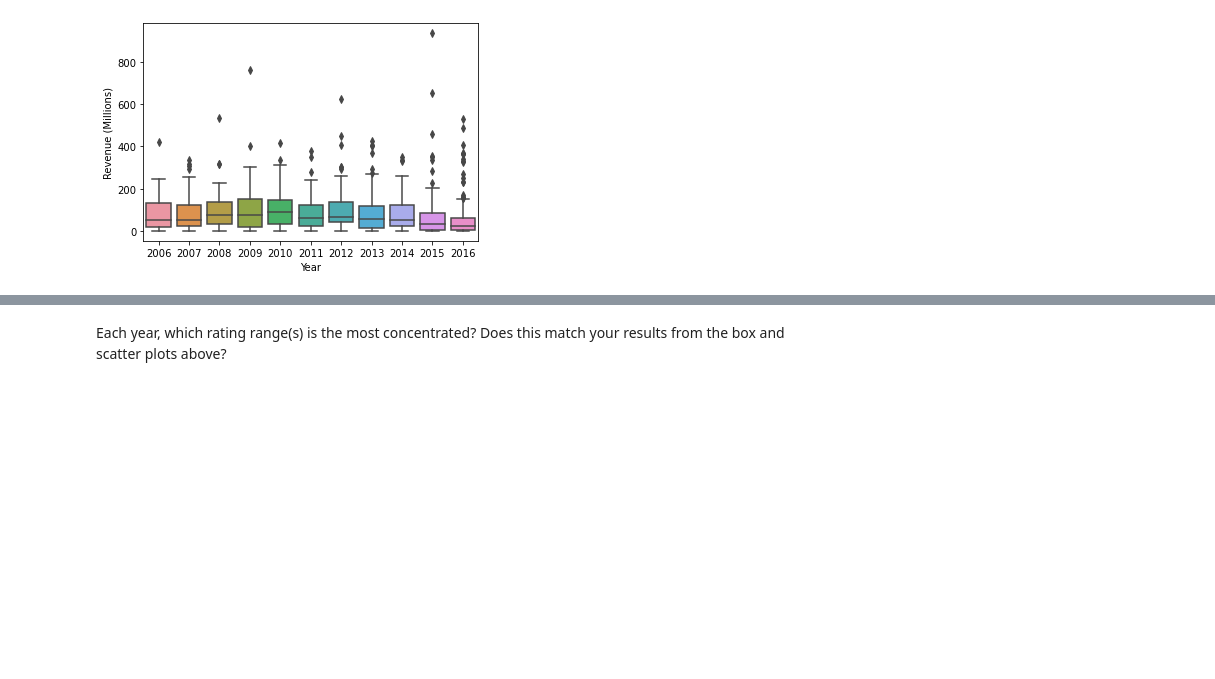
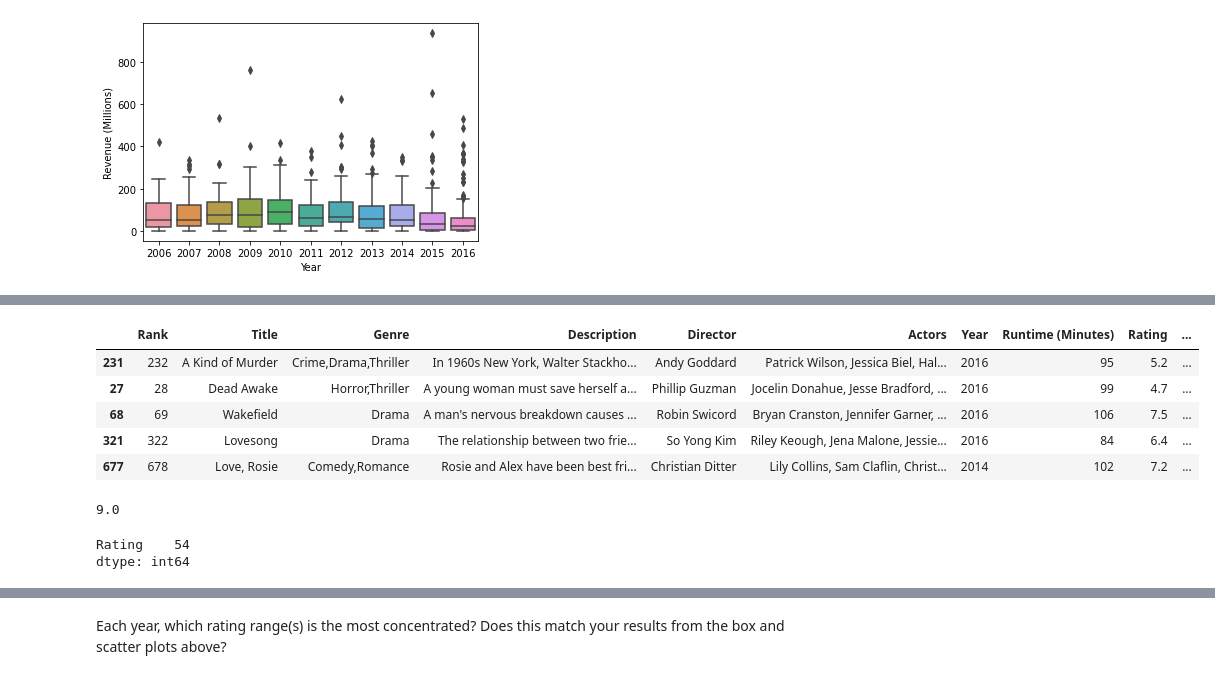
Before and after one commit to hollyhira/Class7_EDA_pt2_studio, a Jupyter notebook: EDApt2-Studio.ipynb, the cells around one changed output, grey strips where cells are left out. Saved outputs shown, nothing was run; the diff lists cells and outputs as text; code cells hidden in the pictures; blank space fills up the shorter version.

```diff
--- a/EDApt2-Studio.ipynb
+++ b/EDApt2-Studio.ipynb
@@ -370,0 +398,19 @@ plt.show()
+# %%
+df.nsmallest(5, 'Revenue (Millions)')
+# %% [output]
+|  | Rank | Title | Genre | Description | Director | Actors | Year | Runtime (Minutes) | Rating | ... |
+| 231 | 232 | A Kind of Murder | Crime,Drama,Thriller | In 1960s New York, Walter Stackho... | Andy Goddard | Patrick Wilson, Jessica Biel, Hal... | 2016 | 95 | 5.2 | ... |
+| 27 | 28 | Dead Awake | Horror,Thriller | A young woman must save herself a... | Phillip Guzman | Jocelin Donahue, Jesse Bradford, ... | 2016 | 99 | 4.7 | ... |
+| 68 | 69 | Wakefield | Drama | A man's nervous breakdown causes ... | Robin Swicord | Bryan Cranston, Jennifer Garner, ... | 2016 | 106 | 7.5 | ... |
+| 321 | 322 | Lovesong | Drama | The relationship between two frie... | So Yong Kim | Riley Keough, Jena Malone, Jessie... | 2016 | 84 | 6.4 | ... |
+| 677 | 678 | Love, Rosie | Comedy,Romance | Rosie and Alex have been best fri... | Christian Ditter | Lily Collins, Sam Claflin, Christ... | 2014 | 102 | 7.2 | ... |
+# %%
+df['Rating'].max()
+# %% [output]
+9.0
+# %%
+df[['Rating']].idxmax()
+# Returns index of max rating
+# %% [output]
+Rating    54
+dtype: int64
```
Also changed, not shown: parts of 8 cells of this notebook.
